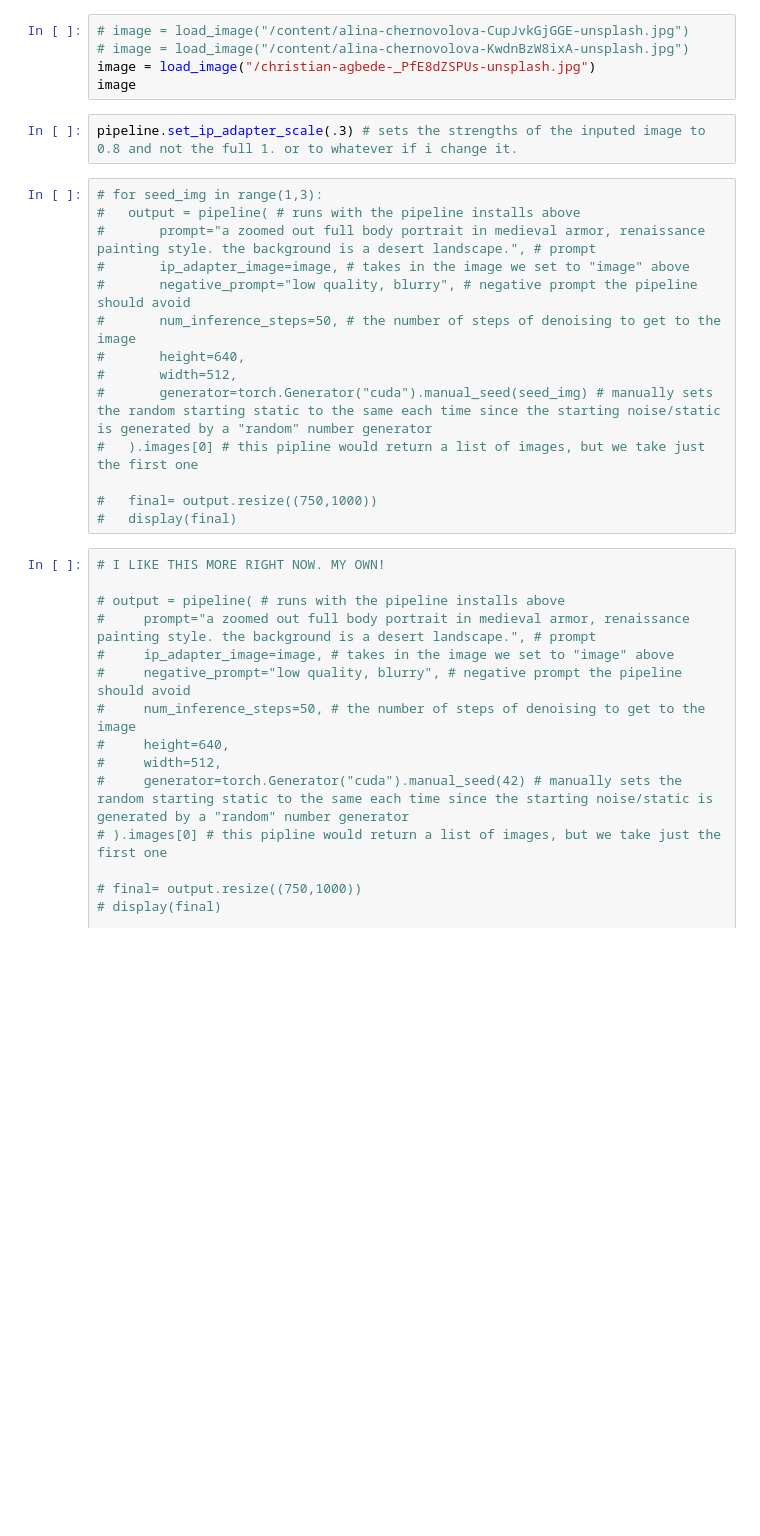
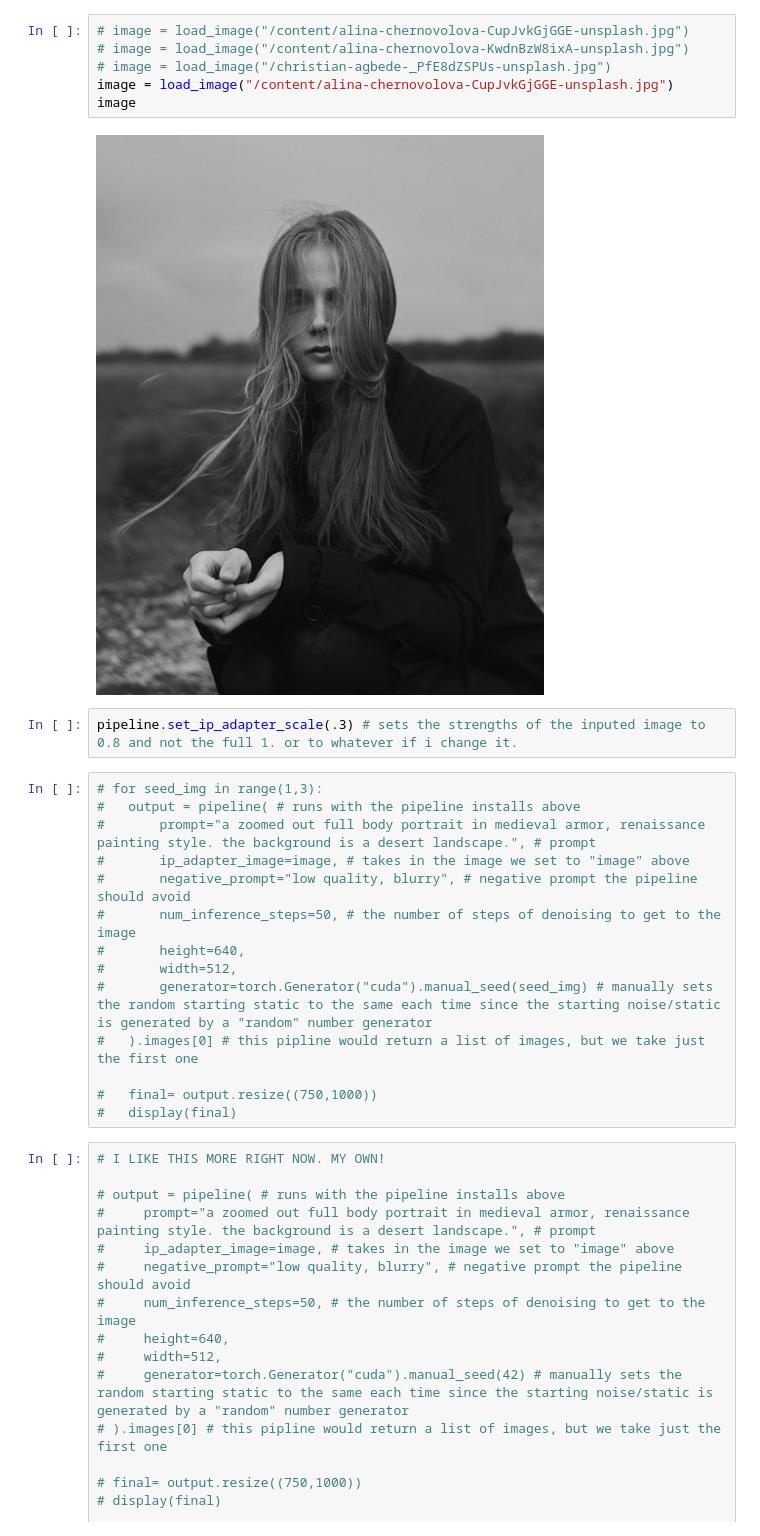
Before and after one commit to tolumeadows/ai-portrait-pipeline, a Jupyter notebook: Diffuser_stuff_idk.ipynb, the cells around one changed output. Drawn from its saved outputs; the diff is of its cells as text; blank space fills up the shorter version.

```diff
--- a/Diffuser_stuff_idk.ipynb
+++ b/Diffuser_stuff_idk.ipynb
@@ -17,8 +28,11 @@ pipeline.load_ip_adapter( # this adds on to our pipeline a code that allows us t
 # %%
 # image = load_image("/content/alina-chernovolova-CupJvkGjGGE-unsplash.jpg")
 # image = load_image("/content/alina-chernovolova-KwdnBzW8ixA-unsplash.jpg")
-image = load_image("/christian-agbede-_PfE8dZSPUs-unsplash.jpg")
+# image = load_image("/christian-agbede-_PfE8dZSPUs-unsplash.jpg")
+image = load_image("/content/alina-chernovolova-CupJvkGjGGE-unsplash.jpg")
 image
+# %% [output]
+[figure, added]
 # %%
 pipeline.set_ip_adapter_scale(.3) # sets the strengths of the inputed image to 0.8 and not the full 1. or to whatever if i change it.
 # %%
```
Also changed, not shown: parts of 5 cells of this notebook.
